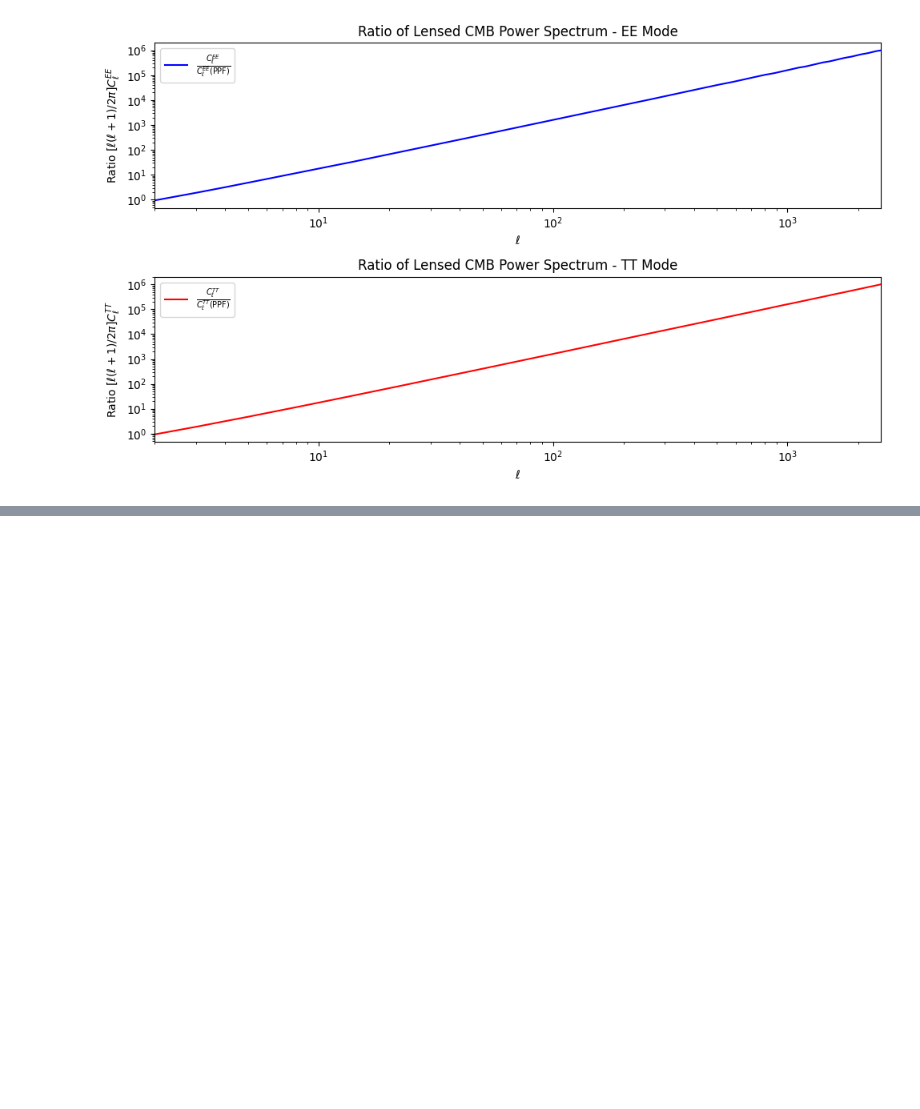
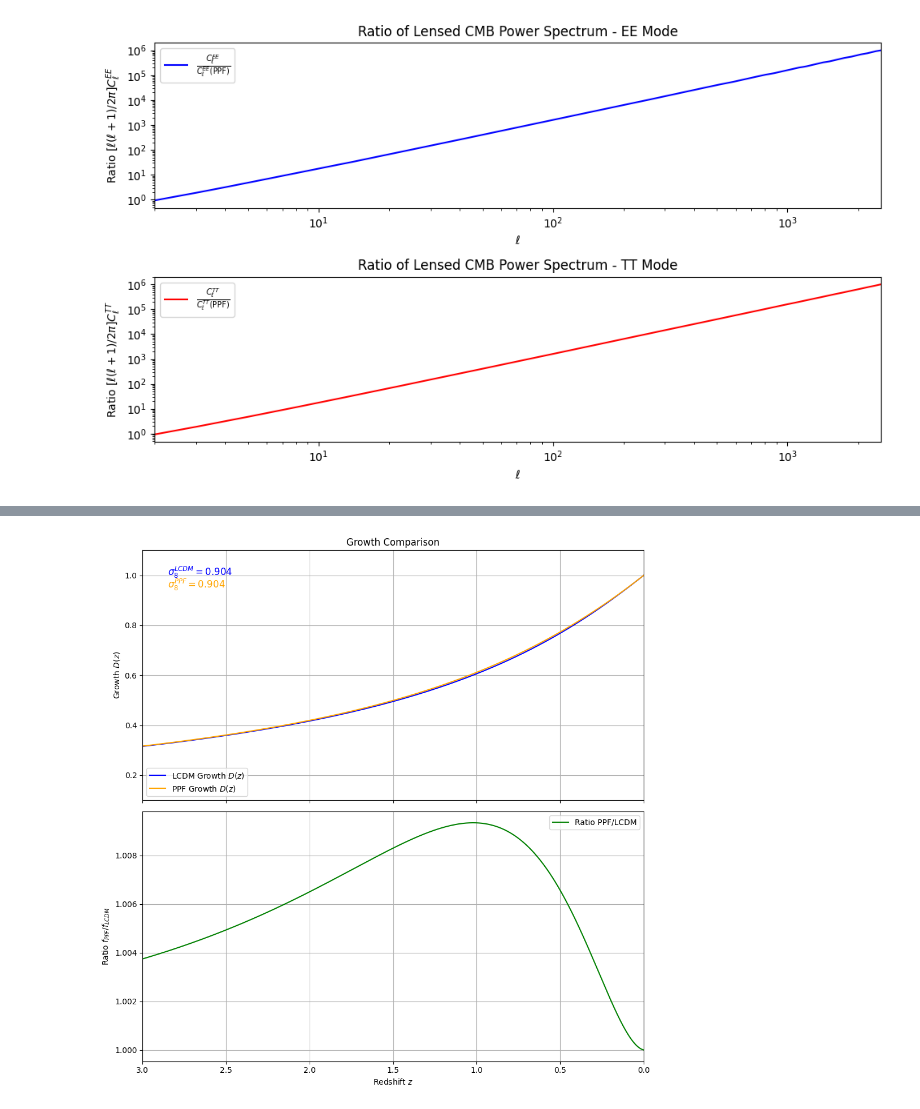
Before and after one commit to santiagocasas/clapp, a Jupyter notebook: notebooks/cosmology_validation.ipynb, the cells around one changed output, grey strips where cells are left out. Cells and saved outputs as stored; diff of their text form; code cells hidden in the pictures; blank space fills up the shorter version.

```diff
--- a/notebooks/cosmology_validation.ipynb
+++ b/notebooks/cosmology_validation.ipynb
@@ -474,0 +721,96 @@ plt.show()
+# %%
+#!/usr/bin/env python
+# coding: utf-8
+
+# Import necessary modules
+import numpy as np
+import matplotlib.pyplot as plt
+from classy import Class
+
+# Function to set up cosmology
+def setup_cosmo(w0, wa, Omega_m=0.3191, omega_b=0.02218, m_ncdm=0.06):
+    cosmo = Class()
+    cosmo.set({
+        'Omega_m': Omega_m,
+        'Omega_b': omega_b,
+        'A_s': 2.105e-9,
+        'h': 0.6674,
+        'N_ncdm': 1,  # Number of non-cold dark matter species
+        'm_ncdm': m_ncdm,  # Mass of the non-cold dark matter species in eV
+        'Omega_ncdm': 0.001,  # Example density parameter for NCDM
+        'w0_fld': w0,
+        'wa_fld': wa,
+        'output': 'mPk',  # Output matter power spectrum
+        'z_max_pk': 4.,  # Maximum redshift for the power spectrum
+        'non_linear': 'halofit',  # Non-linear corrections
+        'use_ppf': 'yes',
+        'Omega_Lambda': 0.0,
+    })
+    cosmo.compute()
+    # Retrieve and print the primordial amplitude parameter A_s
+    return cosmo
+
+# Function to compute sigma8 using fourier_sigmas_at_z
+def compute_sigma8(cosmo):
+    R = 8.0/cosmo.h() # Radius in Mpc
+    z = 0.0  # Redshift at which to compute sigma8
+    sigma = cosmo.sigma(R, z)  # Compute sigma(R, z)
+    return sigma
+
+# Set up LCDM cosmology
+LCDM = setup_cosmo(-1, 0.)
+
+# Set up PPF cosmology
+PPF = setup_cosmo(-0.752, -0.86)
+
+# Compute sigma8 for both models
+sigma8_LCDM = compute_sigma8(LCDM)  # Sigma8 for LCDM
+sigma8_PPF = compute_sigma8(PPF)    # Sigma8 for PPF
+
+# Get background quantities for both models
+bg_LCDM = LCDM.get_background()
+bg_PPF = PPF.get_background()
+
+# Extract redshift, growth rate
+z_LCDM = bg_LCDM['z']
+f_LCDM = bg_LCDM['gr.fac. D']
+
+z_PPF = bg_PPF['z']
+f_PPF = bg_PPF['gr.fac. D']
+
+# Create subplots
+fig, (ax1, ax2) = plt.subplots(2, 1, figsize=(10, 10), sharex=True)
+
+# Plot growth rates f(z) in the upper panel
+ax1.plot(z_LCDM, f_LCDM, label='LCDM Growth $D(z)$', color='blue')
+ax1.plot(z_PPF, f_PPF, label='PPF Growth $D(z)$', color='orange')
+ax1.set_ylabel('Growth $D(z)$')
+ax1.set_title('Growth Comparison')
+ax1.legend()
+ax1.grid()
+ax1.set_yscale('linear')
+ax1.set_xscale('linear')
+ax1.set_xlim(0, 3.0)
+ax1.set_ylim(0.10, 1.1)
+ax1.invert_xaxis()  # Invert x-axis to show high z on the left
+
+# Add sigma8 values to the plot
+ax1.text(0.05, 0.9, f'$\sigma_8^{{LCDM}} = {sigma8_LCDM:.3f}$', transform=ax1.transAxes, fontsize=12, color='blue')
+ax1.text(0.05, 0.85, f'$\sigma_8^{{PPF}} = {sigma8_PPF:.3f}$', transform=ax1.transAxes, fontsize=12, color='orange')
+
+# Plot ratio of growth rates in the lower panel
+ax2.plot(z_LCDM, f_PPF / f_LCDM, label='Ratio PPF/LCDM', color='green')
+ax2.set_xlabel('Redshift $z$')
+ax2.set_ylabel('Ratio $f_{PPF}/f_{LCDM}$')
+ax2.legend()
+ax2.grid()
+ax2.set_yscale('linear')
+ax2.set_xscale('linear')
+ax2.set_xlim(0, 3.0)
+ax2.invert_xaxis()  # Invert x-axis to show high z on the left
+
+# Show the plot
+plt.tight_layout()
+plt.show()
+# %% [output]
+[figure, added]
```
Also changed, not shown: parts of 5 cells of this notebook, 7 other files.
